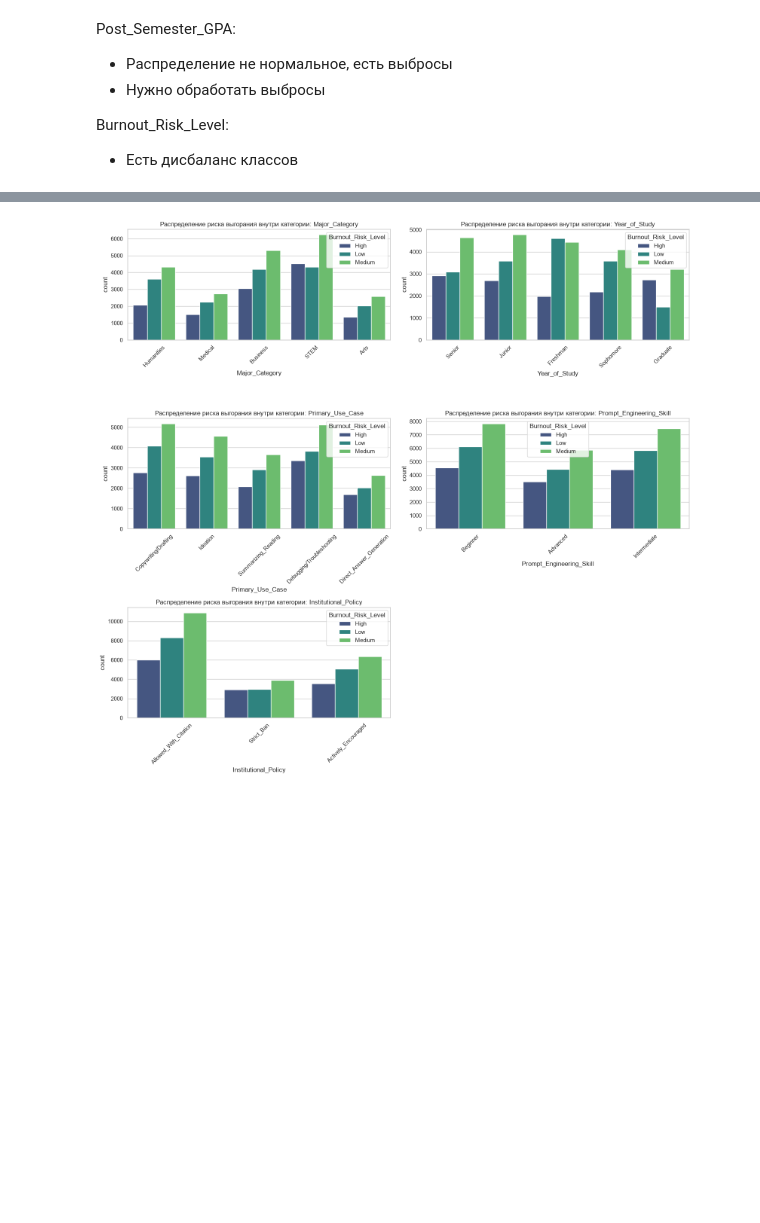
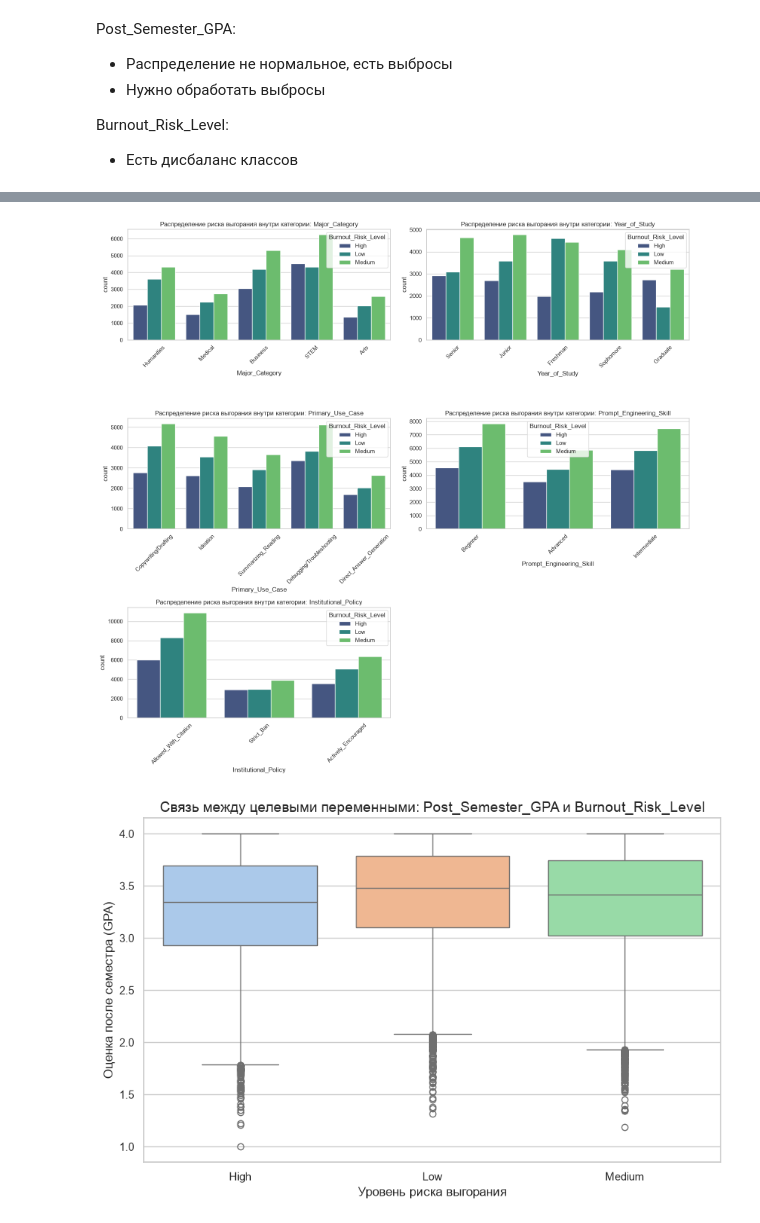
Before and after one commit to tsergey88/Inopolis, a Jupyter notebook: HW - Random Forest/Timushev_Sergei.ipynb, the cells around one changed output, grey strips where cells are left out. Saved outputs shown, nothing was run; the diff lists cells and outputs as text; code cells hidden in the pictures; blank space fills up the shorter version.

```diff
--- a/HW - Random Forest/Timushev_Sergei.ipynb
+++ b/HW - Random Forest/Timushev_Sergei.ipynb
@@ -155,30 +155,42 @@ for idx in range(n_num, len(axes_num)):
     axes_num[idx].set_visible(False)
 
 plt.tight_layout()
 plt.show()
 
 cat_cols_wo_brl = dataSet.select_dtypes(include=['str', 'category']).drop(columns=['Burnout_Risk_Level'], errors='ignore').columns.tolist()
 
 n_cat = len(cat_cols_wo_brl)
 n_rows_cat = (n_cat + 1) // 2
 
 fig_cat, axes_cat = plt.subplots(n_rows_cat, 2, figsize=(16, 5 * n_rows_cat))
 axes_cat = axes_cat.flatten()
 
 for idx, col in enumerate(cat_cols_wo_brl):
     sns.countplot(data=dataSet, x=col, hue='Burnout_Risk_Level', palette='viridis', ax=axes_cat[idx])
     axes_cat[idx].set_title(f'Распределение риска выгорания внутри категории: {col}', fontsize=12)
     axes_cat[idx].tick_params(axis='x', rotation=45)
     axes_cat[idx].legend(title='Burnout_Risk_Level')
 
 for idx in range(n_cat, len(axes_cat)):
     axes_cat[idx].set_visible(False)
 
 plt.tight_layout()
 plt.show()
+
+plt.figure(figsize=(10, 6))
+
+sns.boxplot(data=dataSet, x='Burnout_Risk_Level', y='Post_Semester_GPA',
+            hue='Burnout_Risk_Level', palette='pastel', dodge=False, legend=False)
+
+plt.title('Связь между целевыми переменными: Post_Semester_GPA и Burnout_Risk_Level', fontsize=14)
+plt.xlabel('Уровень риска выгорания', fontsize=12)
+plt.ylabel('Оценка после семестра (GPA)', fontsize=12)
+
+plt.show()
 # %% [output]
 [figure]
 [figure]
 [figure]
 [figure]
 [figure]
+[figure, added]
```
Also changed, not shown: parts of 7 cells of this notebook.
